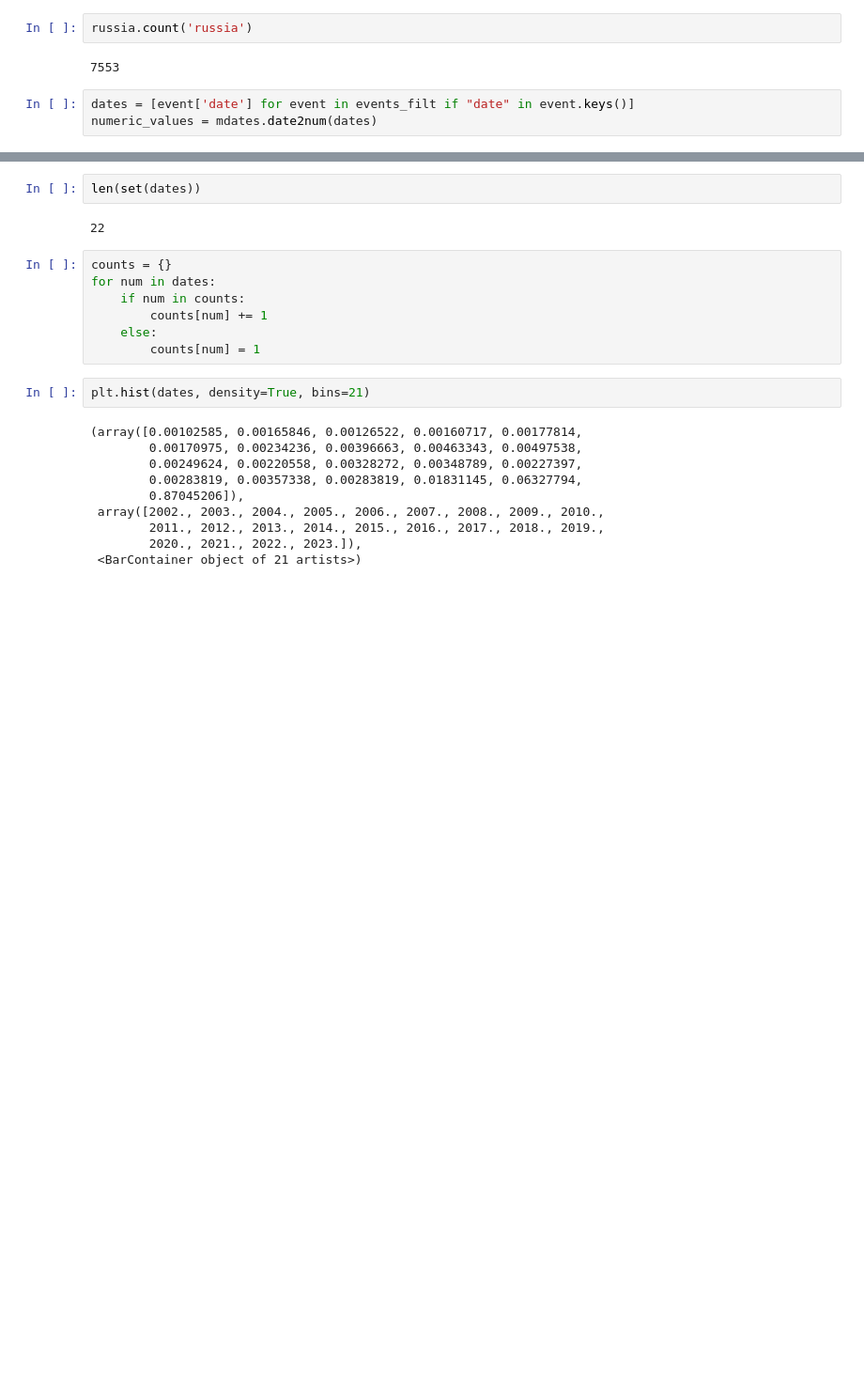
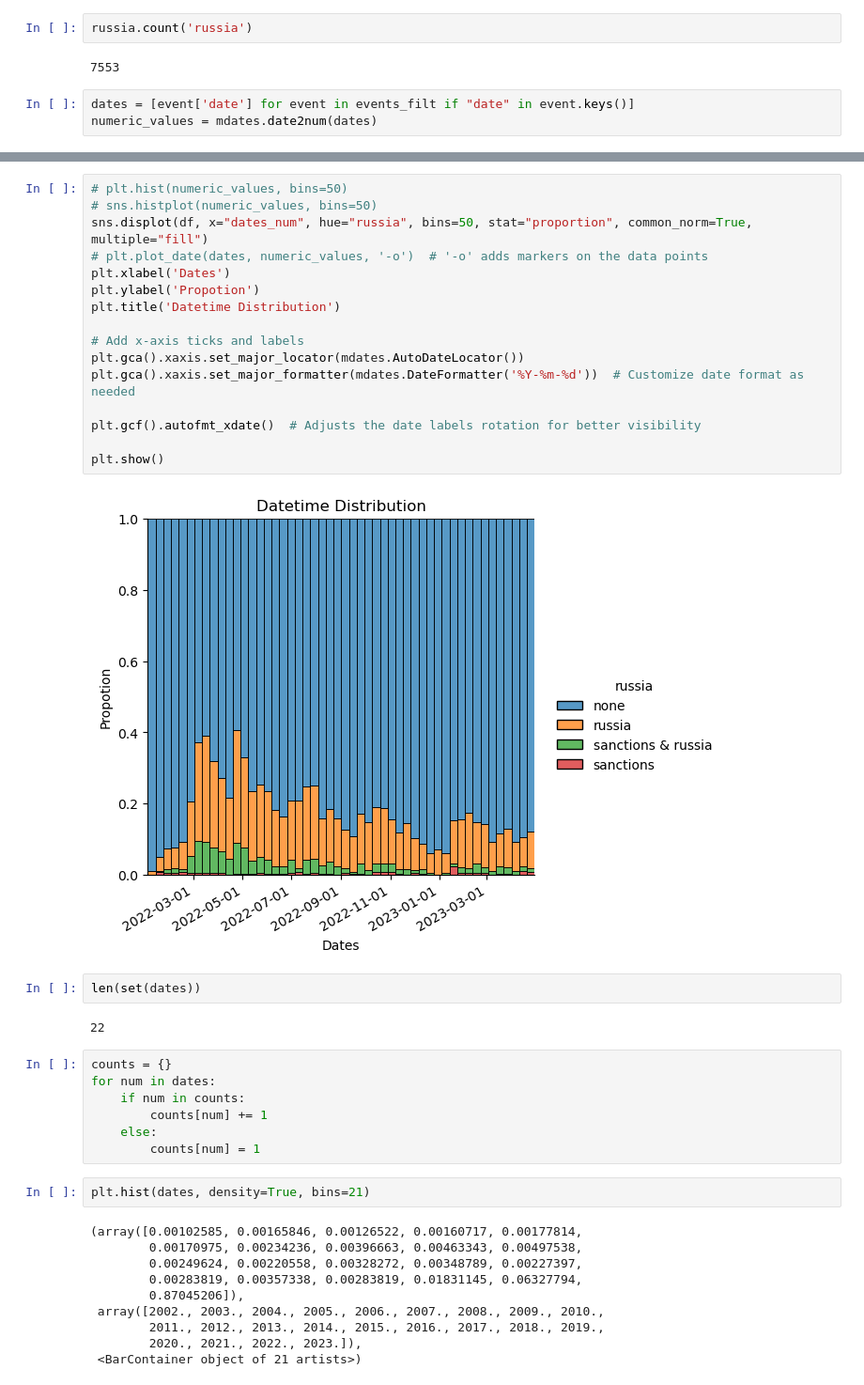
Before and after one commit to falseAzure/infineac, a Jupyter notebook: notebooks/overview.ipynb, the cells around one changed output, grey strips where cells are left out. Shown at 94% size. Drawn from its saved outputs; the diff is of its cells as text; blank space fills up the shorter version.

```diff
--- a/notebooks/overview.ipynb
+++ b/notebooks/overview.ipynb
@@ -77,3 +104,21 @@ plt.show()
+# %%
+# plt.hist(numeric_values, bins=50)
+# sns.histplot(numeric_values, bins=50)
+sns.displot(df, x="dates_num", hue="russia", bins=50, stat="proportion", common_norm=True, multiple="fill")
+# plt.plot_date(dates, numeric_values, '-o')  # '-o' adds markers on the data points
+plt.xlabel('Dates')
+plt.ylabel('Propotion')
+plt.title('Datetime Distribution')
+
+# Add x-axis ticks and labels
+plt.gca().xaxis.set_major_locator(mdates.AutoDateLocator())
+plt.gca().xaxis.set_major_formatter(mdates.DateFormatter('%Y-%m-%d'))  # Customize date format as needed
+
+plt.gcf().autofmt_xdate()  # Adjusts the date labels rotation for better visibility
+
+plt.show()
+# %% [output]
+[figure, added]
 # %%
 len(set(dates))
 # %% [output]
```
Also changed, not shown: parts of 7 cells of this notebook.
